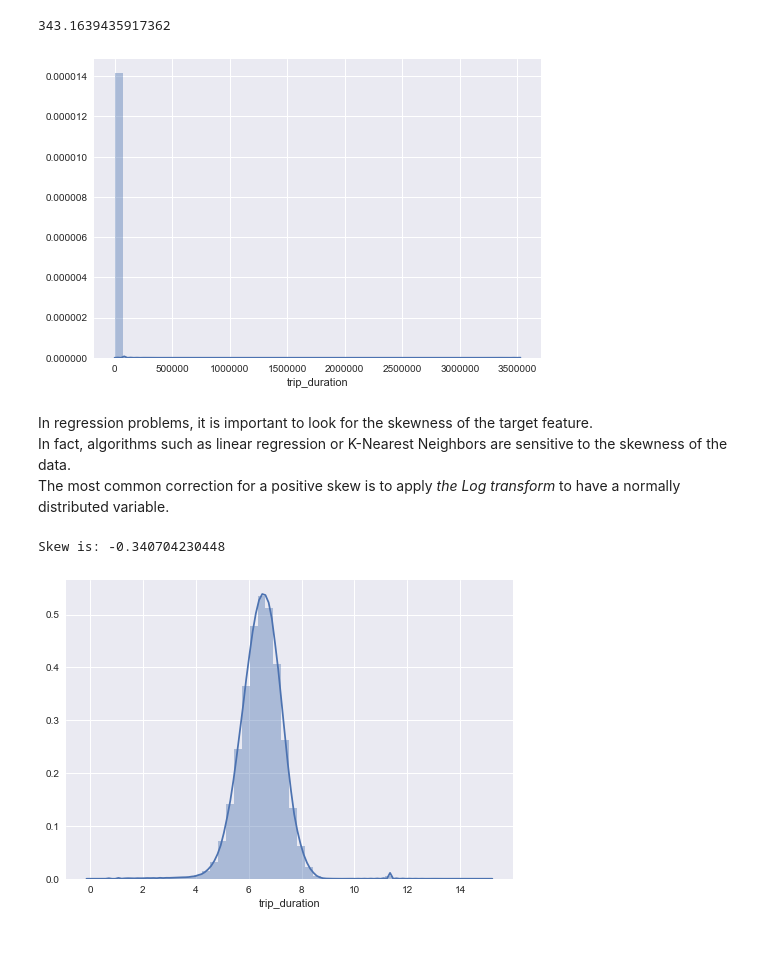
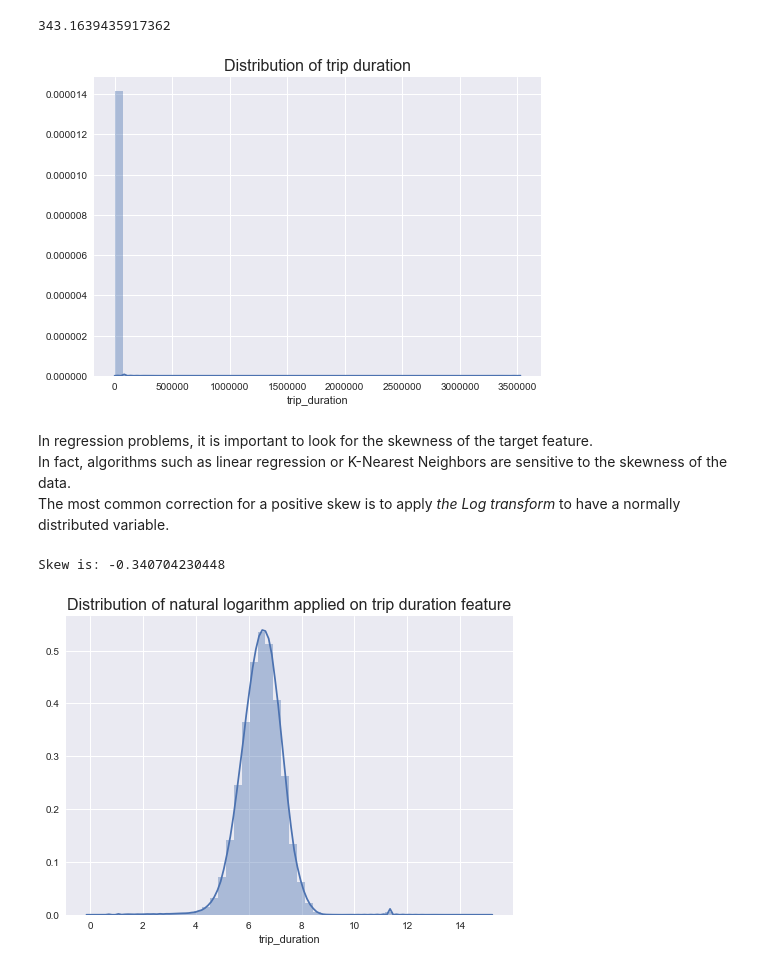
Before and after one commit to MelanVijayaratnam/Kaggle-nb, a Jupyter notebook: Taxi/Taxi.ipynb, the cells around one changed output. Cells and saved outputs as stored; diff of their text form; code cells hidden in the pictures.

```diff
--- a/Taxi/Taxi.ipynb
+++ b/Taxi/Taxi.ipynb
@@ -107,9 +107,10 @@ train_df['trip_duration'].skew()
 343.1639435917362
 # %%
 sns.distplot(train_df['trip_duration'])
+plt.title("Distribution of trip duration", size=16)
 plt.show()
 # %% [output]
-[figure, old version]
+[figure, new version]
 # %% [markdown]
 In regression problems, it is important to look for the skewness of the target feature. <br>
 In fact, algorithms such as linear regression or K-Nearest Neighbors are sensitive to the skewness of the data. <br>
@@ -118,7 +119,8 @@ The most common correction for a positive skew is to apply <i>the Log transform<
 target = np.log(train_df['trip_duration'])
 print("Skew is:", target.skew())
 sns.distplot(target)
+plt.title("Distribution of natural logarithm applied on trip duration feature", size=16)
 plt.show()
 # %% [output]
 Skew is: -0.340704230448
-[figure, old version]
+[figure, new version]
```
Also changed, not shown: parts of 5 cells of this notebook.
